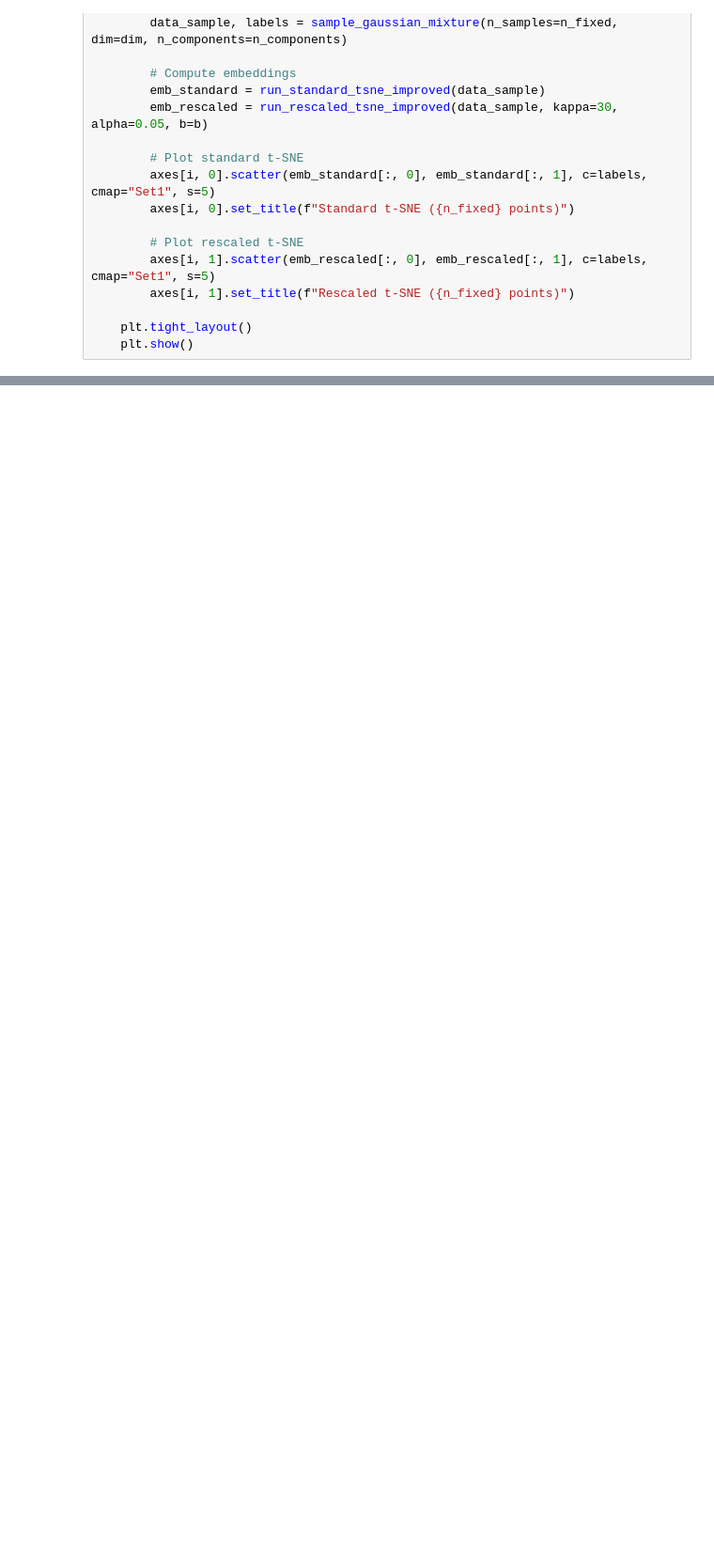
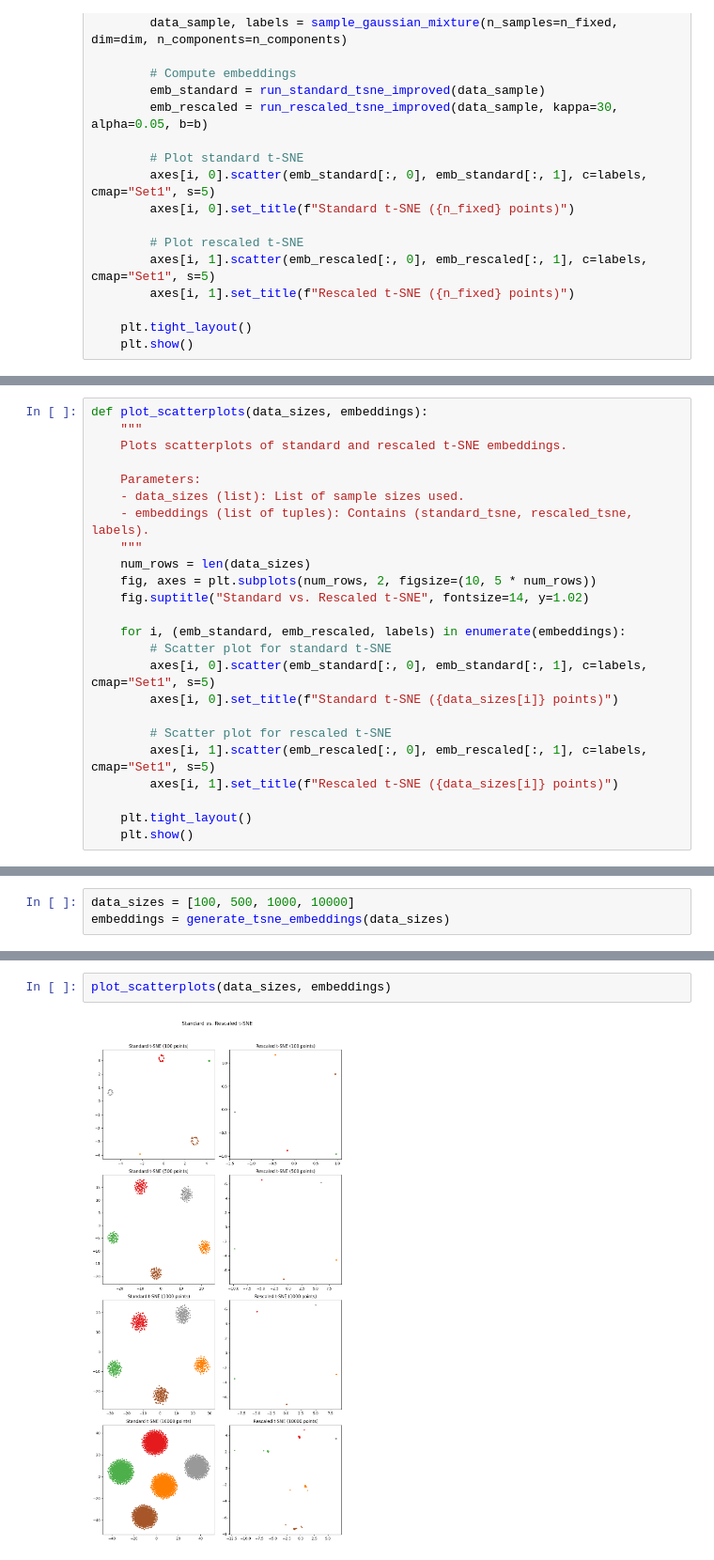
Before and after one commit to giSolve/thesis, a Jupyter notebook: code/large_data_rescaled_tsne.ipynb, the cells around one changed output, grey strips where cells are left out. Shown at 94% size. Cells and saved outputs as stored; diff of their text form; blank space fills up the shorter version.

```diff
--- a/code/large_data_rescaled_tsne.ipynb
+++ b/code/large_data_rescaled_tsne.ipynb
@@ -311,0 +375,24 @@ KeyboardInterrupt:
+# %%
+def plot_scatterplots(data_sizes, embeddings):
+    """
+    Plots scatterplots of standard and rescaled t-SNE embeddings.
+
+    Parameters:
+    - data_sizes (list): List of sample sizes used.
+    - embeddings (list of tuples): Contains (standard_tsne, rescaled_tsne, labels).
+    """
+    num_rows = len(data_sizes)
+    fig, axes = plt.subplots(num_rows, 2, figsize=(10, 5 * num_rows))
+    fig.suptitle("Standard vs. Rescaled t-SNE", fontsize=14, y=1.02)
+
+    for i, (emb_standard, emb_rescaled, labels) in enumerate(embeddings):
+        # Scatter plot for standard t-SNE
+        axes[i, 0].scatter(emb_standard[:, 0], emb_standard[:, 1], c=labels, cmap="Set1", s=5)
+        axes[i, 0].set_title(f"Standard t-SNE ({data_sizes[i]} points)")
+
+        # Scatter plot for rescaled t-SNE
+        axes[i, 1].scatter(emb_rescaled[:, 0], emb_rescaled[:, 1], c=labels, cmap="Set1", s=5)
+        axes[i, 1].set_title(f"Rescaled t-SNE ({data_sizes[i]} points)")
+
+    plt.tight_layout()
+    plt.show()
@@ -311,0 +436,3 @@ KeyboardInterrupt:
+# %%
+data_sizes = [100, 500, 1000, 10000]
+embeddings = generate_tsne_embeddings(data_sizes)
@@ -311,0 +475,4 @@ KeyboardInterrupt:
+# %%
+plot_scatterplots(data_sizes, embeddings)
+# %% [output]
+[figure, added]
```
Also changed, not shown: parts of 7 cells of this notebook, 16 other files.
